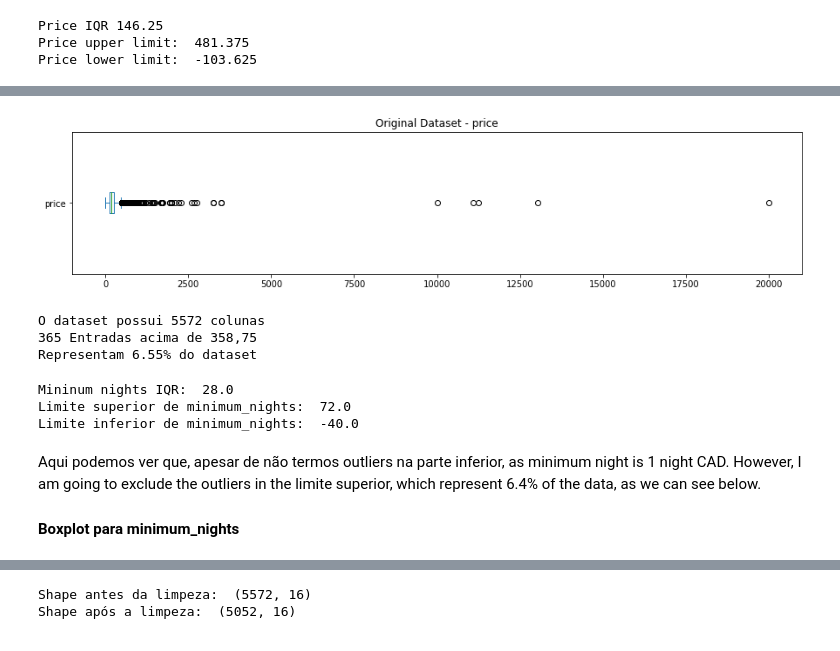
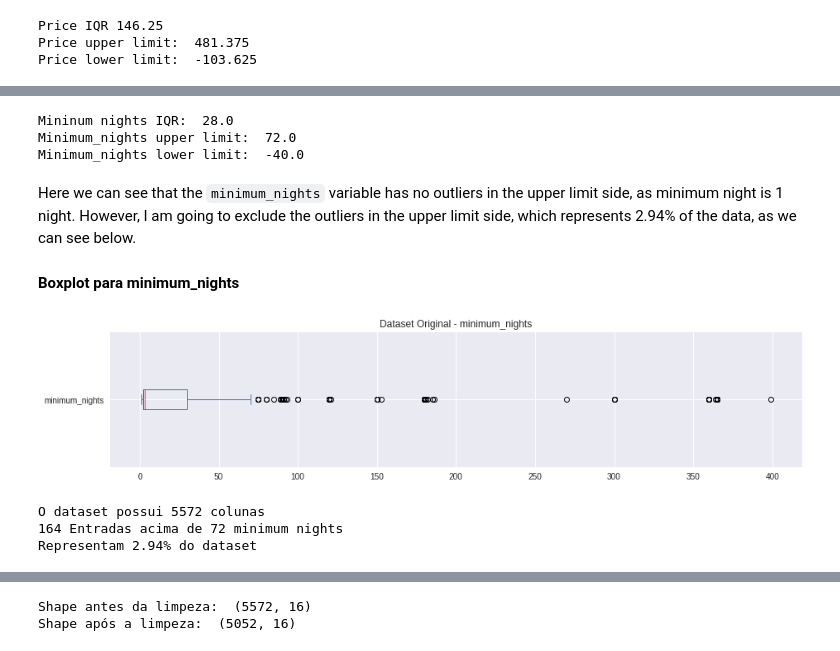
Before and after one commit to Mdrsilva/Data_Science, a Jupyter notebook: Airbnb_Data_Analysis.ipynb, the cells around one changed output, grey strips where cells are left out. Drawn from its saved outputs; the diff is of its cells as text; code cells hidden in the pictures.

```diff
--- a/Airbnb_Data_Analysis.ipynb
+++ b/Airbnb_Data_Analysis.ipynb
@@ -349,35 +363,35 @@ Here we can see that we do not have lower outlier as the minimum price is zero,
+# %%
+# Identifying the outliers in the minimum_nights variable
+q1_minimum_nights = df_airbnb.minimum_nights.quantile(.25)
+q3_minimum_nights = df_airbnb.minimum_nights.quantile(.75)
+IQR_minimum_nights = q3_minimum_nights - q1_minimum_nights
+print('Mininum nights IQR: ', IQR_minimum_nights)
+
+# definindo os limites
+sup_minimum_nights = q3_minimum_nights + 1.5 * IQR_minimum_nights
+inf_minimum_nights = q1_minimum_nights - 1.5 * IQR_minimum_nights
+
+print('Minimum_nights upper limit: ', sup_minimum_nights)
+print('Minimum_nights lower limit: ', inf_minimum_nights)
+# %% [output]
+Mininum nights IQR:  28.0
+Minimum_nights upper limit:  72.0
+Minimum_nights lower limit:  -40.0
+# %% [markdown]
+Here we can see that the `minimum_nights` variable has no outliers in the upper limit side, as minimum night is 1 night. However, I am going to exclude the outliers in the upper limit side, which represents 2.94% of the data, as we can see below.
+
+#### Boxplot para minimum_nights
 # %%
 # verificando o conjunto original
 fig, ax = plt.subplots(figsize=(15,3))
-df.price.plot(kind='box', vert=False);
-ax.set_title('Original Dataset - price')
+df_airbnb.minimum_nights.plot(kind='box', vert=False);
+ax.set_title('Dataset Original - minimum_nights')
 plt.show()
-print("O dataset possui {} colunas".format(df.shape[0]))
-print("{} Entradas acima de 358,75".format(len(df[df.price > sup_price])))
-print("Representam {:.2f}% do dataset".format((len(df[df.price > sup_price]) / df.shape[0])*100))
+print("O dataset possui {} colunas".format(df_airbnb.shape[0]))
+print("{} Entradas acima de 72 minimum nights".format(len(df_airbnb[df_airbnb.minimum_nights > sup_minimum_nights])))
+print("Representam {:.2f}% do dataset".format((len(df_airbnb[df_airbnb.minimum_nights > sup_minimum_nights]) / df_airbnb.shape[0])*100))
 # %% [output]
-[figure, old version]
+[figure, new version]
 O dataset possui 5572 colunas
-365 Entradas acima de 358,75
-Representam 6.55% do dataset
+164 Entradas acima de 72 minimum nights
+Representam 2.94% do dataset
-# %%
-# identificando os outliers para a variável minimum_nights
-q1_minimum_nights = df.minimum_nights.quantile(.25)
-q3_minimum_nights = df.minimum_nights.quantile(.75)
-IQR_minimum_nights = q3_minimum_nights - q1_minimum_nights
-print('Mininum nights IQR: ', IQR_minimum_nights)
-
-# definindo os limites
-sup_minimum_nights = q3_minimum_nights + 1.5 * IQR_minimum_nights
-inf_minimum_nights = q1_minimum_nights - 1.5 * IQR_minimum_nights
-
-print('Limite superior de minimum_nights: ', sup_minimum_nights)
-print('Limite inferior de minimum_nights: ', inf_minimum_nights)
-# %% [output]
-Mininum nights IQR:  28.0
-Limite superior de minimum_nights:  72.0
-Limite inferior de minimum_nights:  -40.0
-# %% [markdown]
-Aqui podemos ver que, apesar de não termos outliers na parte inferior, as minimum night is 1 night CAD. However, I am going to exclude the outliers in the limite superior, which represent 6.4% of the data, as we can see below.
-
-#### Boxplot para minimum_nights
```
Also changed, not shown: parts of 3 cells of this notebook.
